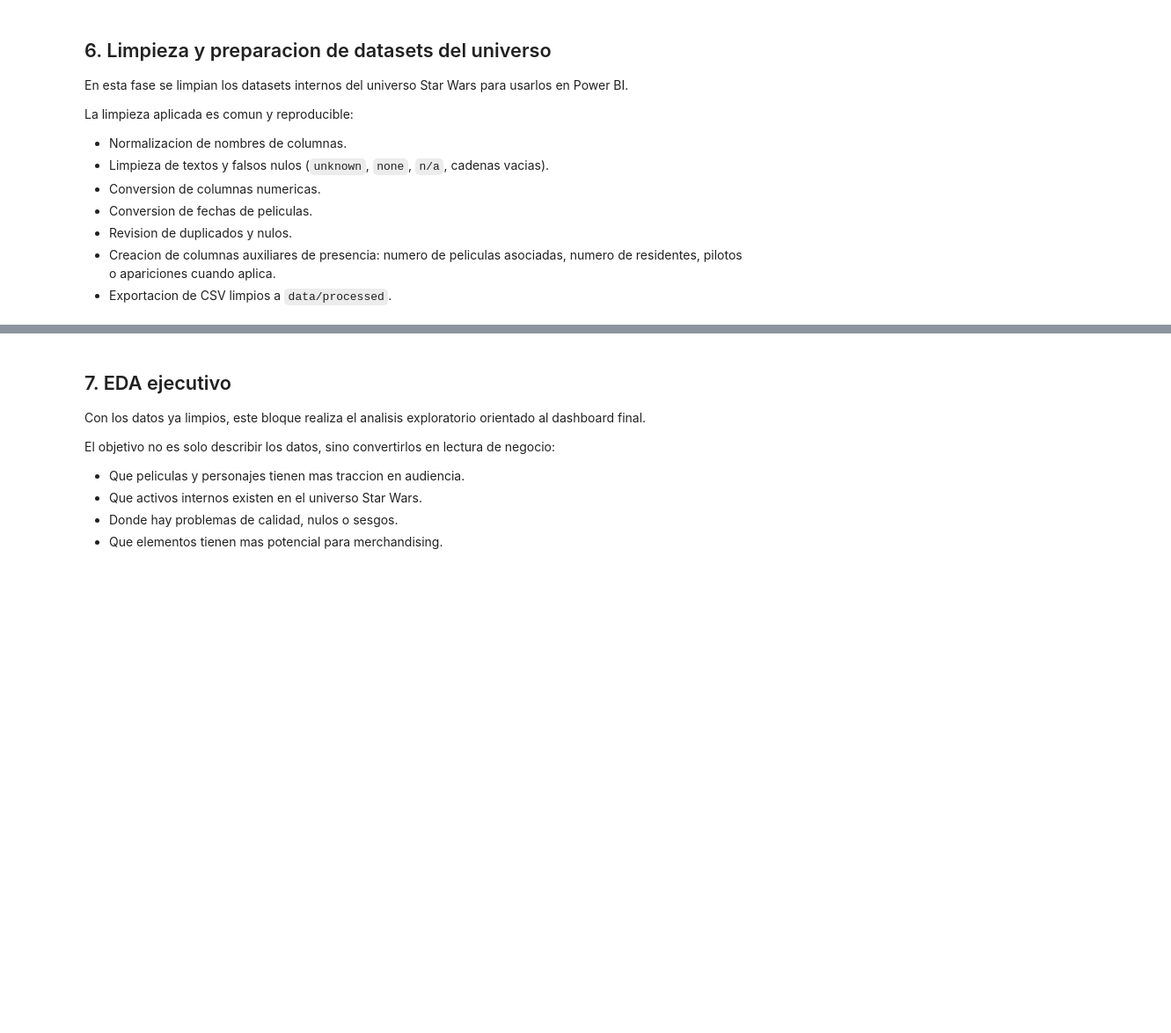
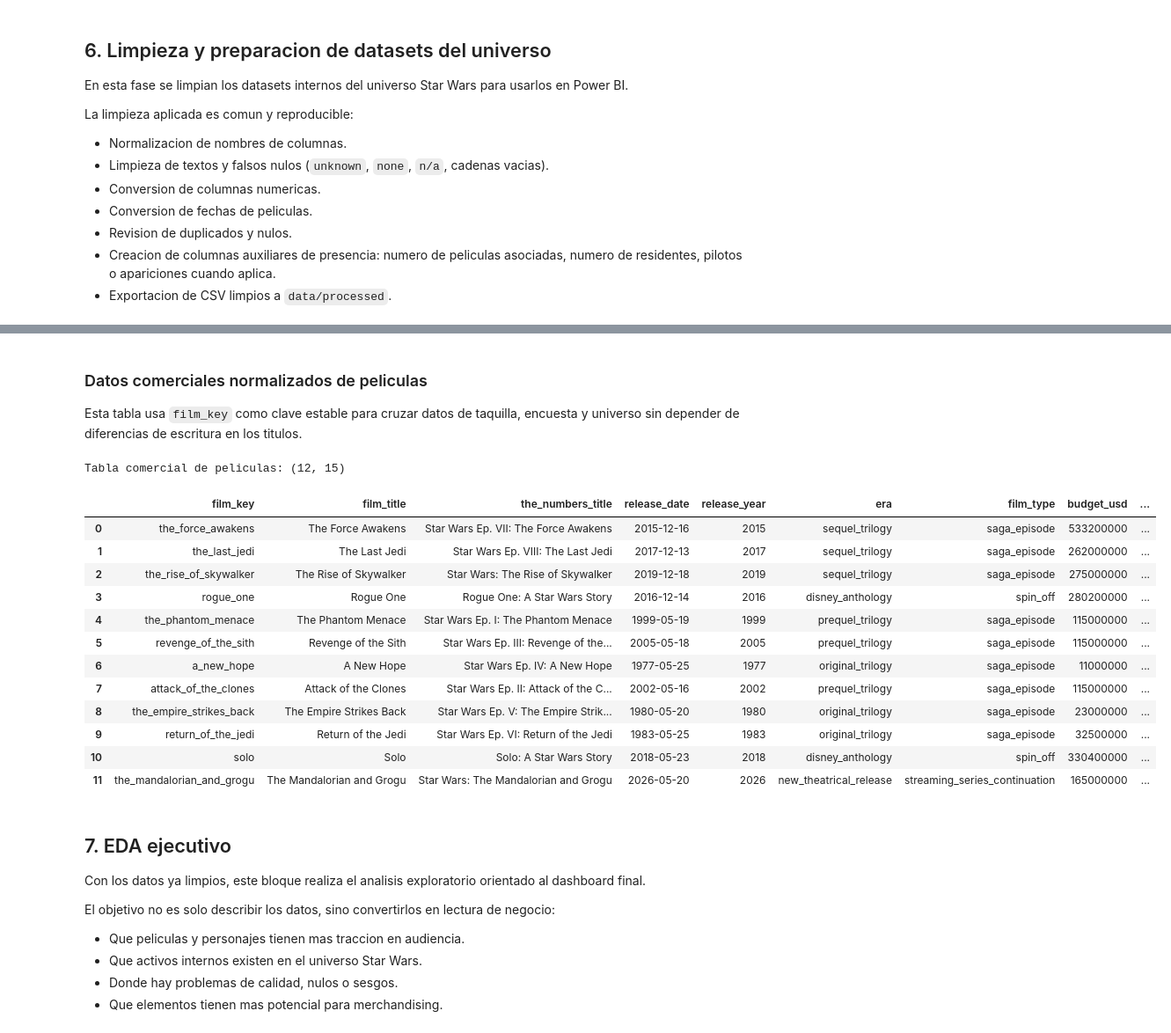
Before and after one commit to elenacarino-max/DashboardStarWars, a Jupyter notebook: notebooks/01_eda_star_wars.ipynb, the cells around one changed output, grey strips where cells are left out. Shown at 88% size. Saved outputs shown, nothing was run; the diff lists cells and outputs as text; code cells hidden in the pictures; blank space fills up the shorter version.

```diff
--- a/notebooks/01_eda_star_wars.ipynb
+++ b/notebooks/01_eda_star_wars.ipynb
@@ -1581,3 +1948,63 @@ for file in sorted(PROCESSED_DIR.glob("universe_*.csv")):
+# %% [markdown]
+### Datos comerciales normalizados de peliculas
+
+Esta tabla usa `film_key` como clave estable para cruzar datos de taquilla, encuesta y universo sin depender de diferencias de escritura en los titulos.
+# %%
+# DATOS COMERCIALES DE PELICULAS
+
+from io import StringIO
+
+film_business_csv = """film_key,film_title,the_numbers_title,release_date,era,film_type,budget_usd,domestic_box_office_usd,worldwide_box_office_usd,data_status
+"a_new_hope","A New Hope","Star Wars Ep. IV: A New Hope",1977-05-25,original_trilogy,saga_episode,11000000,460998007,775398007,final
+"the_empire_strikes_back","The Empire Strikes Back","Star Wars Ep. V: The Empire Strikes Back",1980-05-20,original_trilogy,saga_episode,23000000,291738960,549001086,final
+"return_of_the_jedi","Return of the Jedi","Star Wars Ep. VI: Return of the Jedi",1983-05-25,original_trilogy,saga_episode,32500000,316465003,482365284,final
+"the_phantom_menace","The Phantom Menace","Star Wars Ep. I: The Phantom Menace",1999-05-19,prequel_trilogy,saga_episode,115000000,487574671,1046513456,final
+"attack_of_the_clones","Attack of the Clones","Star Wars Ep. II: Attack of the Clones",2002-05-16,prequel_trilogy,saga_episode,115000000,310676740,656695615,final
+"revenge_of_the_sith","Revenge of the Sith","Star Wars Ep. III: Revenge of the Sith",2005-05-18,prequel_trilogy,saga_episode,115000000,414378291,902891983,final
+"the_force_awakens","The Force Awakens","Star Wars Ep. VII: The Force Awakens",2015-12-16,sequel_trilogy,saga_episode,533200000,936662225,2056046835,final
+"rogue_one","Rogue One","Rogue One: A Star Wars Story",2016-12-14,disney_anthology,spin_off,280200000,533539991,1055083596,final
+"the_last_jedi","The Last Jedi","Star Wars Ep. VIII: The Last Jedi",2017-12-13,sequel_trilogy,saga_episode,262000000,620181382,1322581071,final
+"solo","Solo","Solo: A Star Wars Story",2018-05-23,disney_anthology,spin_off,330400000,213767512,393151347,final
+"the_rise_of_skywalker","The Rise of Skywalker","Star Wars: The Rise of Skywalker",2019-12-18,sequel_trilogy,saga_episode,275000000,515202542,1069951814,final
+"the_mandalorian_and_grogu","The Mandalorian and Grogu","Star Wars: The Mandalorian and Grogu",2026-05-20,new_theatrical_release,streaming_series_continuation,165000000,158382333,296046513,partial_current_release
+"""
+
+films_business_clean = pd.read_csv(StringIO(film_business_csv), parse_dates=["release_date"])
+films_business_clean["release_year"] = films_business_clean["release_date"].dt.year
+films_business_clean["profit_estimated_usd"] = films_business_clean["worldwide_box_office_usd"] - films_business_clean["budget_usd"]
+films_business_clean["roi"] = (films_business_clean["profit_estimated_usd"] / films_business_clean["budget_usd"]).round(4)
+films_business_clean["source_name"] = "The Numbers"
+films_business_clean["source_url"] = "https://www.the-numbers.com/movies/franchise/Star-Wars"
+
+films_business_clean = films_business_clean[[
+    "film_key", "film_title", "the_numbers_title", "release_date", "release_year", "era", "film_type",
+    "budget_usd", "domestic_box_office_usd", "worldwide_box_office_usd", "profit_estimated_usd", "roi",
+    "data_status", "source_name", "source_url",
+]]
+
+eda_film_business_summary = films_business_clean.sort_values(
+    ["worldwide_box_office_usd", "roi"], ascending=False
+).reset_index(drop=True)
+
+films_business_clean.to_csv(PROCESSED_DIR / "films_business_clean.csv", index=False)
+
+print("Tabla comercial de peliculas:", films_business_clean.shape)
+display(eda_film_business_summary)
+# %% [output]
+Tabla comercial de peliculas: (12, 15)
+|  | film_key | film_title | the_numbers_title | release_date | release_year | era | film_type | budget_usd | ... |
+| 0 | the_force_awakens | The Force Awakens | Star Wars Ep. VII: The Force Awakens | 2015-12-16 | 2015 | sequel_trilogy | saga_episode | 533200000 | ... |
+| 1 | the_last_jedi | The Last Jedi | Star Wars Ep. VIII: The Last Jedi | 2017-12-13 | 2017 | sequel_trilogy | saga_episode | 262000000 | ... |
+| 2 | the_rise_of_skywalker | The Rise of Skywalker | Star Wars: The Rise of Skywalker | 2019-12-18 | 2019 | sequel_trilogy | saga_episode | 275000000 | ... |
+| 3 | rogue_one | Rogue One | Rogue One: A Star Wars Story | 2016-12-14 | 2016 | disney_anthology | spin_off | 280200000 | ... |
+| 4 | the_phantom_menace | The Phantom Menace | Star Wars Ep. I: The Phantom Menace | 1999-05-19 | 1999 | prequel_trilogy | saga_episode | 115000000 | ... |
+| 5 | revenge_of_the_sith | Revenge of the Sith | Star Wars Ep. III: Revenge of the... | 2005-05-18 | 2005 | prequel_trilogy | saga_episode | 115000000 | ... |
+| 6 | a_new_hope | A New Hope | Star Wars Ep. IV: A New Hope | 1977-05-25 | 1977 | original_trilogy | saga_episode | 11000000 | ... |
+| 7 | attack_of_the_clones | Attack of the Clones | Star Wars Ep. II: Attack of the C... | 2002-05-16 | 2002 | prequel_trilogy | saga_episode | 115000000 | ... |
+| 8 | the_empire_strikes_back | The Empire Strikes Back | Star Wars Ep. V: The Empire Strik... | 1980-05-20 | 1980 | original_trilogy | saga_episode | 23000000 | ... |
+| 9 | return_of_the_jedi | Return of the Jedi | Star Wars Ep. VI: Return of the Jedi | 1983-05-25 | 1983 | original_trilogy | saga_episode | 32500000 | ... |
+| 10 | solo | Solo | Solo: A Star Wars Story | 2018-05-23 | 2018 | disney_anthology | spin_off | 330400000 | ... |
+| 11 | the_mandalorian_and_grogu | The Mandalorian and Grogu | Star Wars: The Mandalorian and Grogu | 2026-05-20 | 2026 | new_theatrical_release | streaming_series_continuation | 165000000 | ... |
 # %% [markdown]
 ## 7. EDA ejecutivo
 
```
Also changed, not shown: parts of 28 cells of this notebook, 43 other files.
